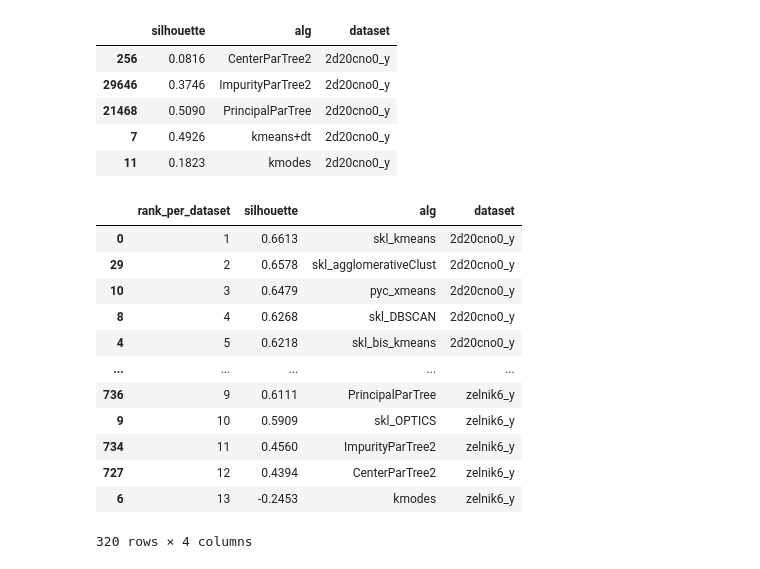
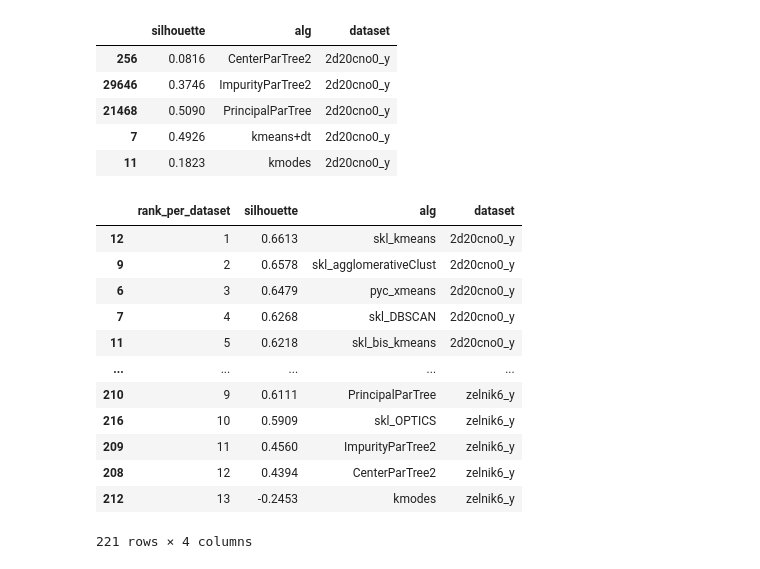
Before and after one commit to cri98li/ParTree, a Jupyter notebook: Experiments/result mean std win.ipynb, the cells around one changed output. Saved outputs shown, nothing was run; the diff lists cells and outputs as text; code cells hidden in the pictures.

```diff
--- a/Experiments/result mean std win.ipynb
+++ b/Experiments/result mean std win.ipynb
@@ -44,7 +44,14 @@ algorithms = set()
 
 for filename in risultati:
     alg = filename.split(" ")[-1][:-4]
-    dataset = filename.split(" ")[0].split("\\")[-1][:-4].replace(".zip", "").replace("-", "")
+    dataset = filename.split(" ")[0].split("/")[-1][:-4].replace(".zip", "").replace("-", "")
+
+    skip = False
+    for d in ["german_credit_y", "ionosphere_y", "home", "iris", "wdbc_y", "vehicle_y", "titanic_y", "wine"]:
+        if d in dataset:
+            skip = True
+    if skip: continue
+
 
     datasets.add(dataset)
     algorithms.add(alg)
@@ -150,23 +244,25 @@ df_subset[["silhouette", "alg", "dataset"]].head()
 | 7 | 0.4926 | kmeans+dt | 2d20cno0_y |
 | 11 | 0.1823 | kmodes | 2d20cno0_y |
 # %%
+df_subset = df.sort_values(['dataset', 'alg', 'silhouette'], ascending=False).groupby(['dataset', 'alg']).nth(0).reset_index()
+
 df_subset["rank_per_dataset"] = df_subset.groupby("dataset")["silhouette"].rank(ascending=False).astype(int)
 
 df_subset.sort_values(["dataset", "rank_per_dataset"])[["rank_per_dataset", "silhouette", "alg", "dataset"]]
 # %% [output]
 |  | rank_per_dataset | silhouette | alg | dataset |
-| 0 | 1 | 0.6613 | skl_kmeans | 2d20cno0_y |
-| 29 | 2 | 0.6578 | skl_agglomerativeClust | 2d20cno0_y |
-| 10 | 3 | 0.6479 | pyc_xmeans | 2d20cno0_y |
-| 8 | 4 | 0.6268 | skl_DBSCAN | 2d20cno0_y |
-| 4 | 5 | 0.6218 | skl_bis_kmeans | 2d20cno0_y |
+| 12 | 1 | 0.6613 | skl_kmeans | 2d20cno0_y |
+| 9 | 2 | 0.6578 | skl_agglomerativeClust | 2d20cno0_y |
+| 6 | 3 | 0.6479 | pyc_xmeans | 2d20cno0_y |
+| 7 | 4 | 0.6268 | skl_DBSCAN | 2d20cno0_y |
+| 11 | 5 | 0.6218 | skl_bis_kmeans | 2d20cno0_y |
 | ... | ... | ... | ... | ... |
-| 736 | 9 | 0.6111 | PrincipalParTree | zelnik6_y |
-| 9 | 10 | 0.5909 | skl_OPTICS | zelnik6_y |
-| 734 | 11 | 0.4560 | ImpurityParTree2 | zelnik6_y |
-| 727 | 12 | 0.4394 | CenterParTree2 | zelnik6_y |
-| 6 | 13 | -0.2453 | kmodes | zelnik6_y |
+| 210 | 9 | 0.6111 | PrincipalParTree | zelnik6_y |
+| 216 | 10 | 0.5909 | skl_OPTICS | zelnik6_y |
+| 209 | 11 | 0.4560 | ImpurityParTree2 | zelnik6_y |
+| 208 | 12 | 0.4394 | CenterParTree2 | zelnik6_y |
+| 212 | 13 | -0.2453 | kmodes | zelnik6_y |
-320 rows × 4 columns
+221 rows × 4 columns
 # %%
 df_agg = df_subset.groupby("alg")[res_values_all].agg(["mean", "std"])
 
```
Also changed, not shown: parts of 15 cells of this notebook, 24 other files.
